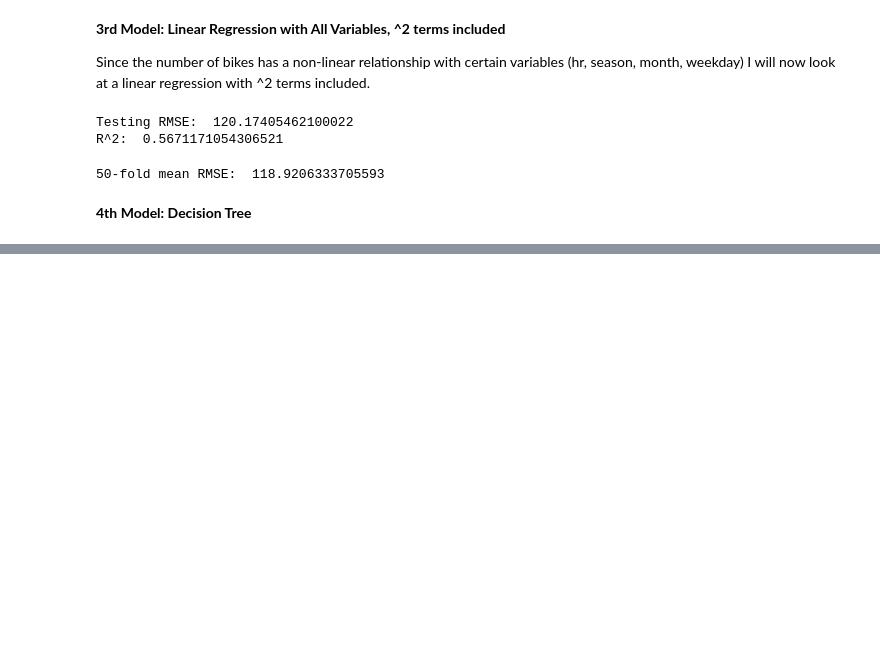
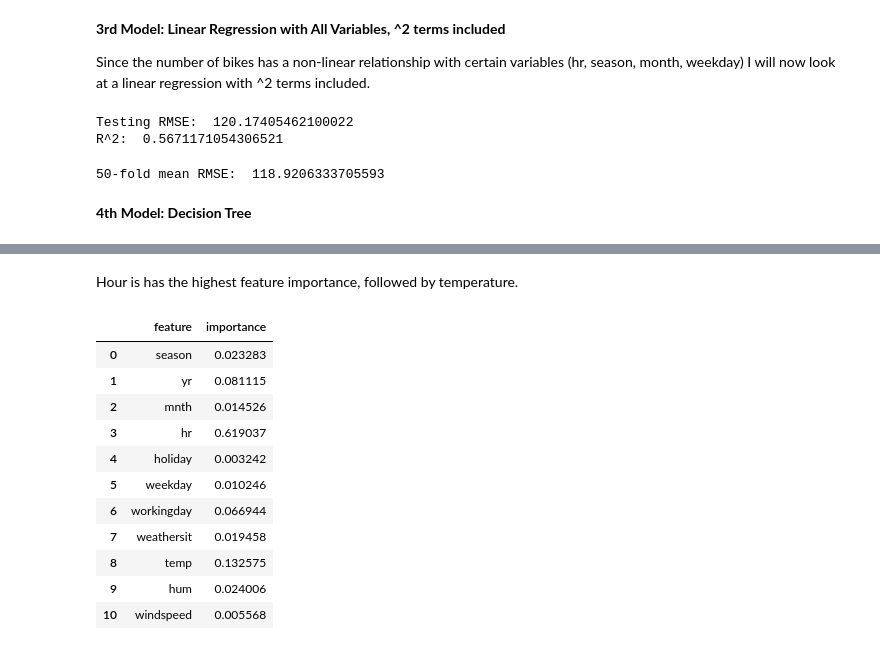
Before and after one commit to meoriordan/Intro-to-Data-Science-Project, a Jupyter notebook: Project.ipynb, the cells around one changed output, grey strips where cells are left out. Drawn from its saved outputs; the diff is of its cells as text; code cells hidden in the pictures; blank space fills up the shorter version.

```diff
--- a/Project.ipynb
+++ b/Project.ipynb
@@ -441,3 +438,20 @@ Decision Tree RMSE: 55.26778202807178
+# %% [markdown]
+Hour is has the highest feature importance, followed by temperature.
+# %%
+pd.DataFrame({'feature': allFeatures, 'importance': decision_tree.feature_importances_})
+# %% [output]
+|  | feature | importance |
+| 0 | season | 0.023283 |
+| 1 | yr | 0.081115 |
+| 2 | mnth | 0.014526 |
+| 3 | hr | 0.619037 |
+| 4 | holiday | 0.003242 |
+| 5 | weekday | 0.010246 |
+| 6 | workingday | 0.066944 |
+| 7 | weathersit | 0.019458 |
+| 8 | temp | 0.132575 |
+| 9 | hum | 0.024006 |
+| 10 | windspeed | 0.005568 |
 # %%
 #with cross validation
 mean_squared_errors = np.abs(cross_val_score(decision_tree, Xall, yall, cv=50, scoring='neg_mean_squared_error'))
```
Also changed, not shown: parts of 18 cells of this notebook.
